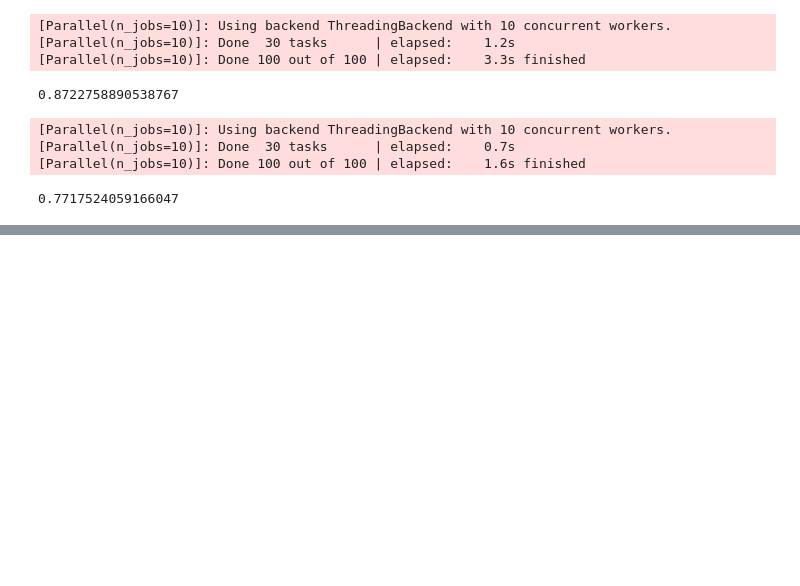
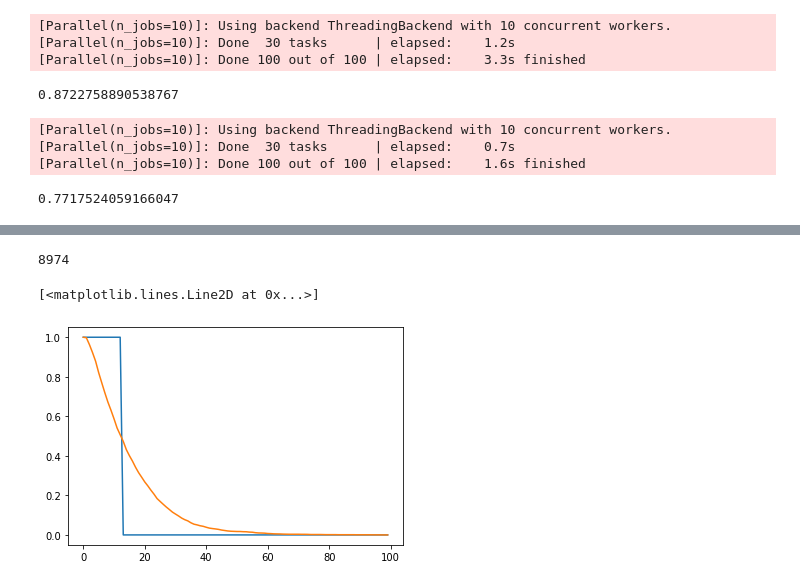
Before and after one commit to ohaddoron/ohad, a Jupyter notebook: playground.ipynb, the cells around one changed output, grey strips where cells are left out. Saved outputs shown, nothing was run; the diff lists cells and outputs as text; code cells hidden in the pictures; blank space fills up the shorter version.

```diff
--- a/playground.ipynb
+++ b/playground.ipynb
@@ -345,0 +646,2 @@ mdl.score(X_val, y_val)
+# %%
+model = Experiments()._init_model()
@@ -345,0 +686,2 @@ mdl.score(X_val, y_val)
+# %%
+train_dataset = Experiments()._init_train_dataset(model=model)
@@ -345,0 +709,6 @@ mdl.score(X_val, y_val)
+# %%
+len(train_dataset)
+# %% [output]
+8974
+# %%
+train_surv_data = pd.concat([pd.DataFrame(train_dataset.datasets[modality].survival_data) for modality in train_dataset.modalities_available]).drop_duplicates().to_dict('r')
@@ -345,0 +723,17 @@ mdl.score(X_val, y_val)
+# %%
+def get_surv_fn(surv_data):
+    event_index = np.searchsorted(train_dataset.datasets['Clinical'].survival_array, surv_data['duration']) + 1
+    surv_fn = np.ones(len(train_dataset.datasets['Clinical'].survival_array), dtype=np.float32)
+    if surv_data['event'] == 1.:
+        surv_fn[event_index:] = 0.
+    else:
+        surv_fn[event_index:] = np.nan
+    return dict(surv_fn=surv_fn, event_index=event_index)
+# %%
+%matplotlib inline
+from matplotlib import pyplot as plt
+plt.plot(np.nanmedian([get_surv_fn(surv_data) for surv_data in train_surv_data], axis=0))
+plt.plot(np.nanmean([get_surv_fn(surv_data) for surv_data in train_surv_data], axis=0))
+# %% [output]
+[<matplotlib.lines.Line2D at 0x...>]
+[figure, added]
```
Also changed, not shown: parts of 66 cells of this notebook, 7 other files.
